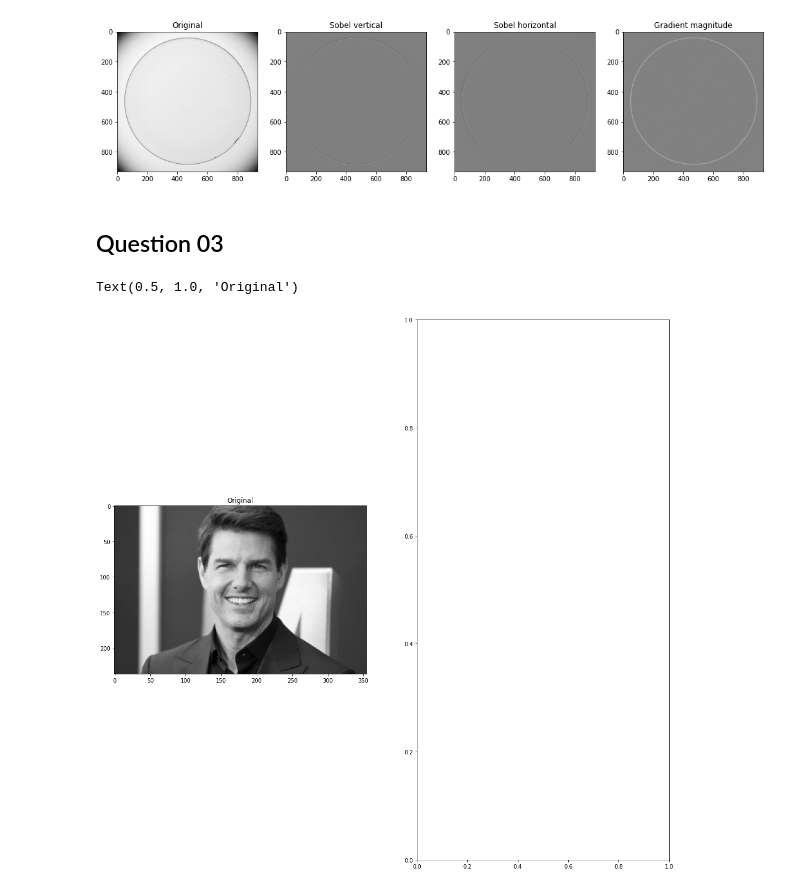
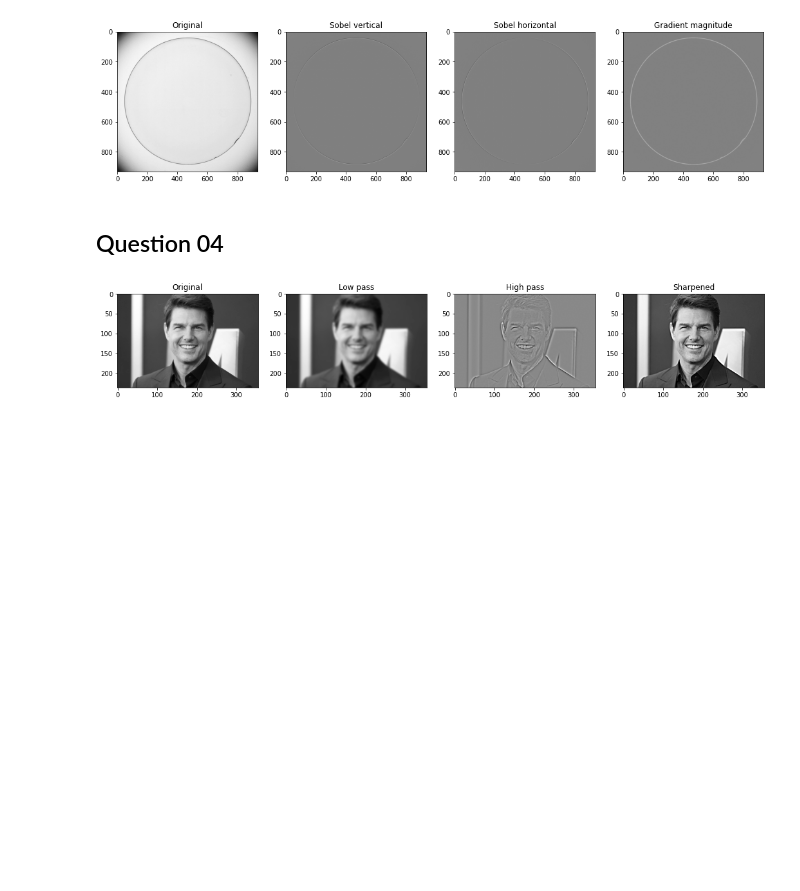
Before and after one commit to shivankapriyashan/EN2250-Fundamentals-of-Image-Processing-and-Machine-Vision, a Jupyter notebook: Exercise_03/Exercise_03.ipynb, the cells around one changed output. Saved outputs shown, nothing was run; the diff lists cells and outputs as text; code cells hidden in the pictures; blank space fills up the shorter version.

Commit message:
Add Question 04

```diff
--- a/Exercise_03/Exercise_03.ipynb
+++ b/Exercise_03/Exercise_03.ipynb
@@ -59,18 +59,31 @@ plt.show()
 # %% [output]
 [figure]
 # %% [markdown]
-## Question 03
+## Question 04
 # %%
-tom = cv.imread("D:/04 SEMESTER/EN2550 Fundamentals of Image Processing and Machine Vision/Exercise_03/tom.jpg",cv.IMREAD_REDUCED_GRAYSCALE_2)
+tom = cv.imread("D:/04 SEMESTER/EN2550 Fundamentals of Image Processing and Machine Vision/Exercise_03/tom.jpg",cv.IMREAD_REDUCED_GRAYSCALE_2).astype(np.float32)
 assert tom is not None
 
-kernel = np.array([(-1,-2,-1),(0,0,0,),(1,2,1)],dtype='float')
+sigma = 2
+kernel = cv.getGaussianKernel(15,sigma)
 
-imgA = cv.filter2D(tom,-1,kernel)
+img_low  = cv.sepFilter2D(tom,-1,kernel,kernel)
+img_high = tom - img_low
+img_sharpened = cv.addWeighted(tom,1.0,img_high,1.0,0)
 
-fig, axes = plt.subplots(1,2,figsize=(18,18))
+fig, axes = plt.subplots(1,4,figsize=(18,18))
 axes[0].imshow(tom,cmap='gray')
 axes[0].set_title('Original')
+
+axes[1].imshow(img_low,cmap='gray')
+axes[1].set_title('Low pass')
+
+axes[2].imshow(img_high,cmap='gray')
+axes[2].set_title('High pass')
+
+axes[3].imshow(img_sharpened,cmap='gray',vmin=0, vmax=255)
+axes[3].set_title('Sharpened')
+
+plt.show()
 # %% [output]
-Text(0.5, 1.0, 'Original')
-[figure, old version]
+[figure, new version]
```
Also changed, not shown: parts of 1 cell of this notebook.
